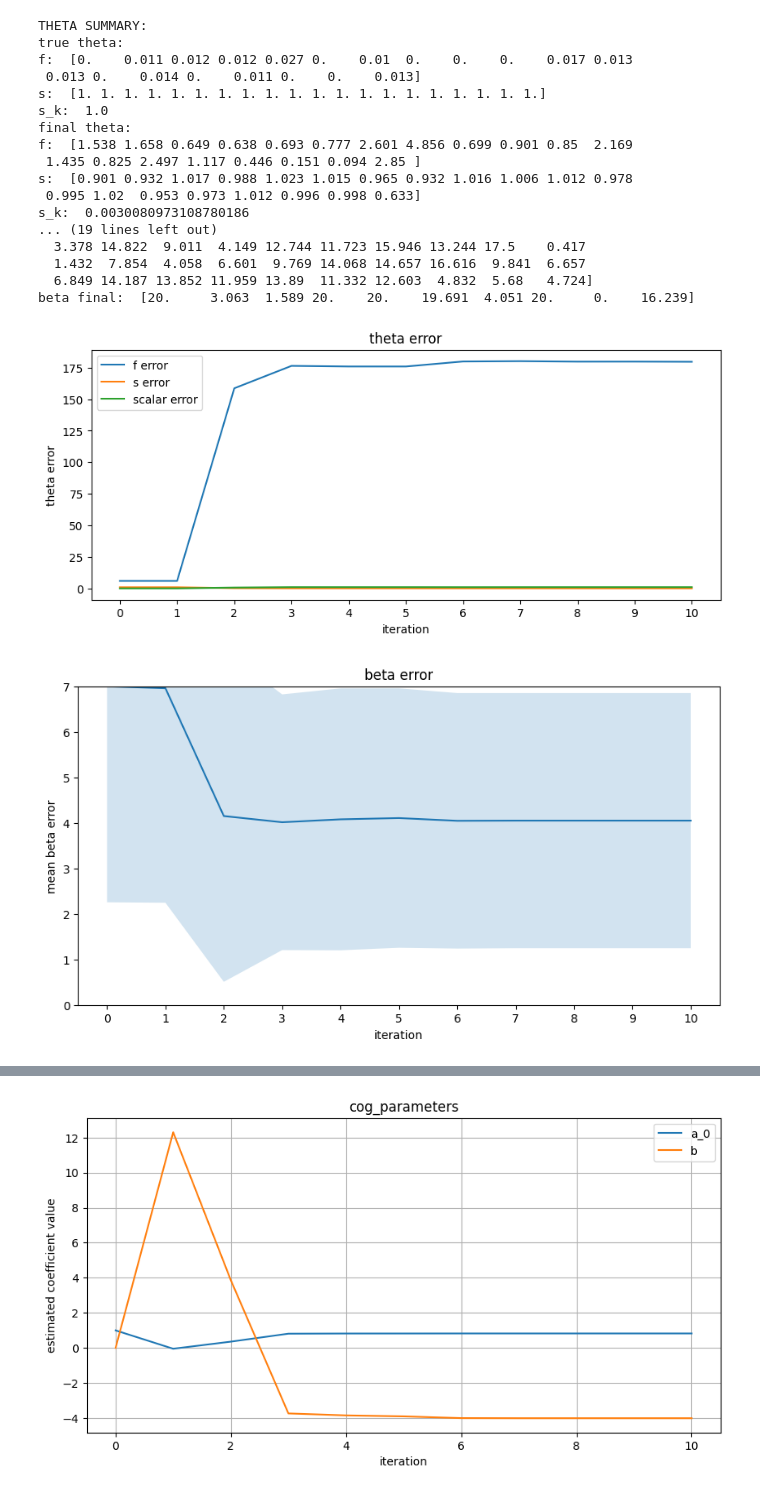
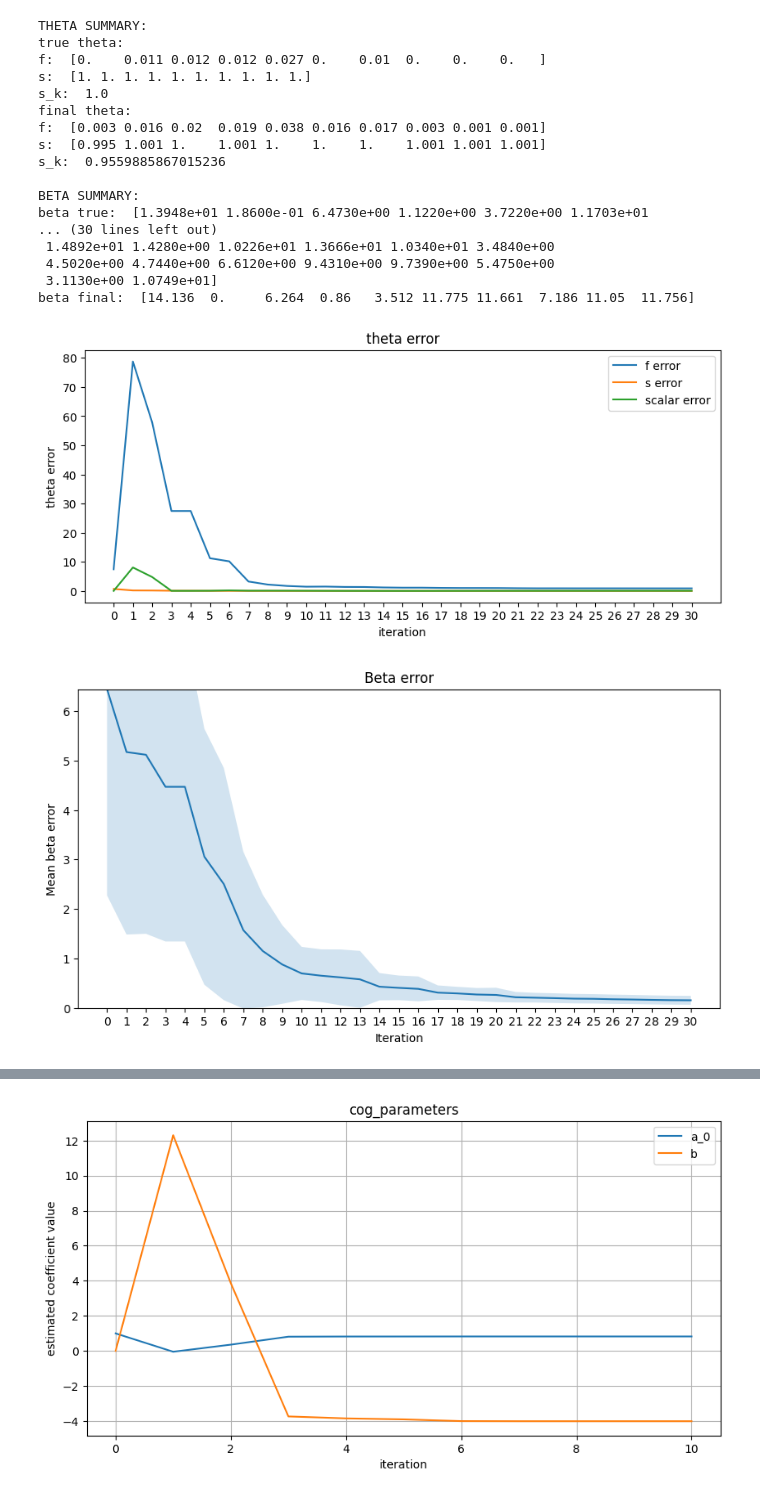
Before and after one commit to LAMCIG/Progression_models_simulations, a Jupyter notebook: EMDPM/experiments/synthetic_experiments/synthetic_rework_troubleshoot/test_bed_cv_L2penaltiless.ipynb, the cells around one changed output, grey strips where cells are left out. Saved outputs shown, nothing was run; the diff lists cells and outputs as text; code cells hidden in the pictures.

```diff
--- a/EMDPM/experiments/synthetic_experiments/synthetic_rework_troubleshoot/test_bed_cv_L2penaltiless.ipynb
+++ b/EMDPM/experiments/synthetic_experiments/synthetic_rework_troubleshoot/test_bed_cv_L2penaltiless.ipynb
@@ -19,10 +19,10 @@ from EMDPM.utils import solve_system
 from EMDPM.em_transformer_rework import EM
 # %%
 # params
-n_biomarkers = 20
+n_biomarkers = 10
 t_max = 20
 t_span = np.linspace(0, t_max, 8000)
-noise_level = 0.0
+noise_level = 0.1
 n_patients = 200
 n_patient_obs = 3
 
@@ -110,0 +155,11 @@ print("Best params:", grid.best_params_)
+# %%
+best_em = EM(max_iter=30,
+             t_max=20,
+             K=K,
+             lambda_f=0.545,
+             lambda_cog=0.0,
+             lambda_scalar=0.1,
+             jac_toggle=True,
+             epsilon=1e-4)
+
+best_em.fit(X=X, y=None)
@@ -189,21 +261,21 @@ print("beta final: ", np.round(beta_history[0:10,-1], 3))
 # %% [output]
 THETA SUMMARY:
 true theta:
-f:  [0.    0.011 0.012 0.012 0.027 0.    0.01  0.    0.    0.    0.017 0.013
- 0.013 0.    0.014 0.    0.011 0.    0.    0.013]
-s:  [1. 1. 1. 1. 1. 1. 1. 1. 1. 1. 1. 1. 1. 1. 1. 1. 1. 1. 1. 1.]
+f:  [0.    0.011 0.012 0.012 0.027 0.    0.01  0.    0.    0.   ]
+s:  [1. 1. 1. 1. 1. 1. 1. 1. 1. 1.]
 s_k:  1.0
 final theta:
-f:  [1.538 1.658 0.649 0.638 0.693 0.777 2.601 4.856 0.699 0.901 0.85  2.169
- 1.435 0.825 2.497 1.117 0.446 0.151 0.094 2.85 ]
-s:  [0.901 0.932 1.017 0.988 1.023 1.015 0.965 0.932 1.016 1.006 1.012 0.978
- 0.995 1.02  0.953 0.973 1.012 0.996 0.998 0.633]
-s_k:  0.0030080973108780186
-... (19 lines left out)
-  3.378 14.822  9.011  4.149 12.744 11.723 15.946 13.244 17.5    0.417
-  1.432  7.854  4.058  6.601  9.769 14.068 14.657 16.616  9.841  6.657
-  6.849 14.187 13.852 11.959 13.89  11.332 12.603  4.832  5.68   4.724]
-beta final:  [20.     3.063  1.589 20.    20.    19.691  4.051 20.     0.    16.239]
+f:  [0.003 0.016 0.02  0.019 0.038 0.016 0.017 0.003 0.001 0.001]
+s:  [0.995 1.001 1.    1.001 1.    1.    1.    1.001 1.001 1.001]
+s_k:  0.9559885867015236
+
+BETA SUMMARY:
+beta true:  [1.3948e+01 1.8600e-01 6.4730e+00 1.1220e+00 3.7220e+00 1.1703e+01
+... (30 lines left out)
+ 1.4892e+01 1.4280e+00 1.0226e+01 1.3666e+01 1.0340e+01 3.4840e+00
+ 4.5020e+00 4.7440e+00 6.6120e+00 9.4310e+00 9.7390e+00 5.4750e+00
+ 3.1130e+00 1.0749e+01]
+beta final:  [14.136  0.     6.264  0.86   3.512 11.775 11.661  7.186 11.05  11.756]
 # %%
 import matplotlib.pyplot as plt
 
@@ -246,38 +318,38 @@ def plot_theta_error_history(theta_history: np.ndarray, n_biomarkers: int,
 plot_theta_error_history(theta_history=theta_history, n_biomarkers=n_biomarkers,
                          f_true=f, s_true=np.ones(n_biomarkers), scalar_K_true=scalar_K)
 # %% [output]
-[figure, old version]
+[figure, new version]
 # %%
 def plot_beta_error_history(beta_history: np.ndarray, beta_true: np.ndarray) -> None:
     """
     Plots mean beta estimation error over EM iterations.
     """
     num_iterations = beta_history.shape[1]
     beta_error_mean_history = np.zeros(num_iterations)
     beta_error_std_history = np.zeros(num_iterations)
     for iteration in range(num_iterations):
         beta_estimated = beta_history[:, iteration]
         beta_error = np.abs(beta_estimated - beta_true)
         beta_error_mean_history[iteration] = np.mean(beta_error)
         beta_error_std_history[iteration] = np.std(beta_error)
 
     plt.figure(figsize=(10, 5))
     plt.plot(range(len(beta_error_mean_history)), beta_error_mean_history)
     plt.fill_between(range(len(beta_error_mean_history)),
                      beta_error_mean_history - beta_error_std_history,
                      beta_error_mean_history + beta_error_std_history,
                      alpha = 0.2)
     plt.ylim([0, max(beta_error_mean_history)])
     plt.xticks(range(0,num_iterations))
-    plt.xlabel("iteration")
-    plt.ylabel("mean beta error")
-    plt.title("beta error")
+    plt.xlabel("Iteration")
+    plt.ylabel("Mean beta error")
+    plt.title("Beta error")
     plt.show()
 
 beta_true = df.groupby("patient_id")["beta_true"].first().values
 plot_beta_error_history(beta_history, beta_true)
 # %% [output]
-[figure, old version]
+[figure, new version]
 # %%
 plot_lse(lse_history)
 print(lse_history[-1])
```
Also changed, not shown: parts of 9 cells of this notebook, 12 other files.
